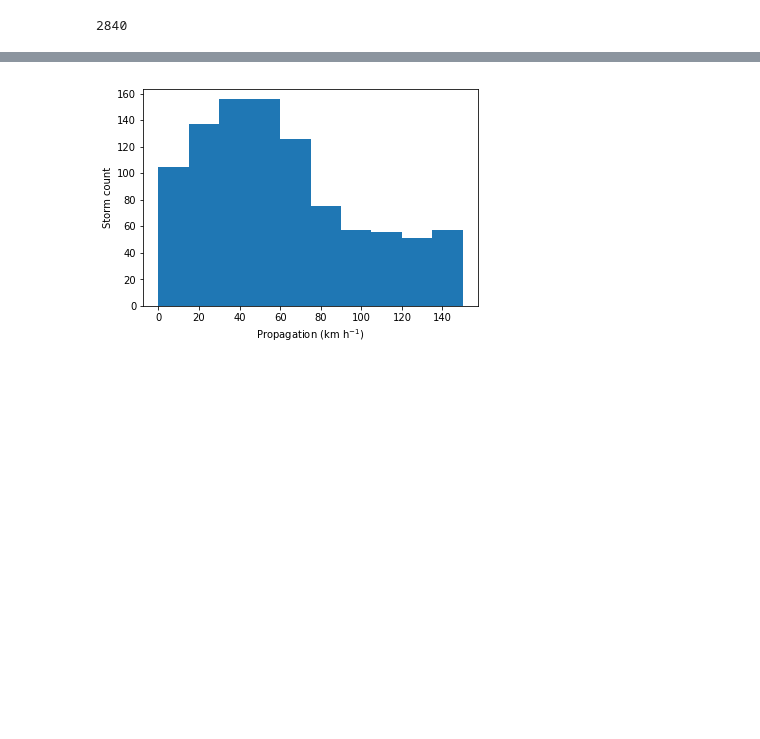
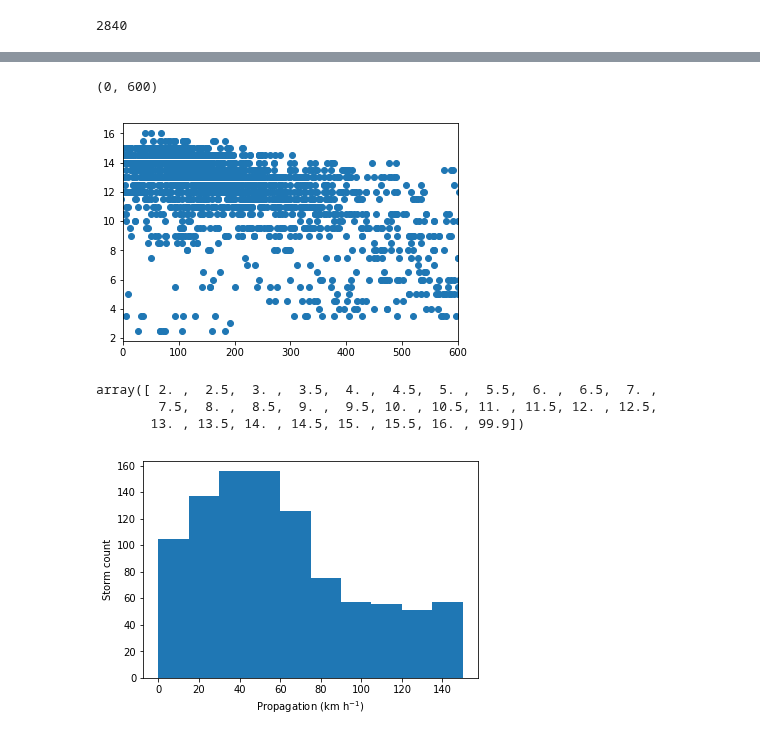
Before and after one commit to cornkle/proj_CEH, a Jupyter notebook: notebooks/AMMA_core_backtrack_initiation_test.ipynb, the cells around one changed output, grey strips where cells are left out. Drawn from its saved outputs; the diff is of its cells as text; code cells hidden in the pictures; blank space fills up the shorter version.

```diff
--- a/notebooks/AMMA_core_backtrack_initiation_test.ipynb
+++ b/notebooks/AMMA_core_backtrack_initiation_test.ipynb
@@ -130,2 +157,0 @@ plt.scatter(scat['initTime'], scat['area'])
-# %%
-msgopen['deltaH'] = 17-msgopen['initTime']
@@ -139,2 +157,0 @@ See the caveats in the documentation: http://pandas.pydata.org/pandas-docs/stabl
-# %%
-msgopen['deltaDist'] = (msgopen['xinit'] - msgopen['xloc'])*3
@@ -152,3 +166,15 @@ msgopen['deltaH'].min()
+# %%
+plt.scatter(msgopen['xdiff']*3,msgopen['initTime'])
+plt.xlim(0,600)
+# %% [output]
+(0, 600)
+[figure, added]
+# %%
+np.unique(msgopen['initTime'])
+# %% [output]
+array([ 2. ,  2.5,  3. ,  3.5,  4. ,  4.5,  5. ,  5.5,  6. ,  6.5,  7. ,
+        7.5,  8. ,  8.5,  9. ,  9.5, 10. , 10.5, 11. , 11.5, 12. , 12.5,
+       13. , 13.5, 14. , 14.5, 15. , 15.5, 16. , 99.9])
 # %%
 msgopen['velocity'] = msgopen['deltaDist']/msgopen['deltaH']
 # %%
```
Also changed, not shown: parts of 24 cells of this notebook, 11 other files.
